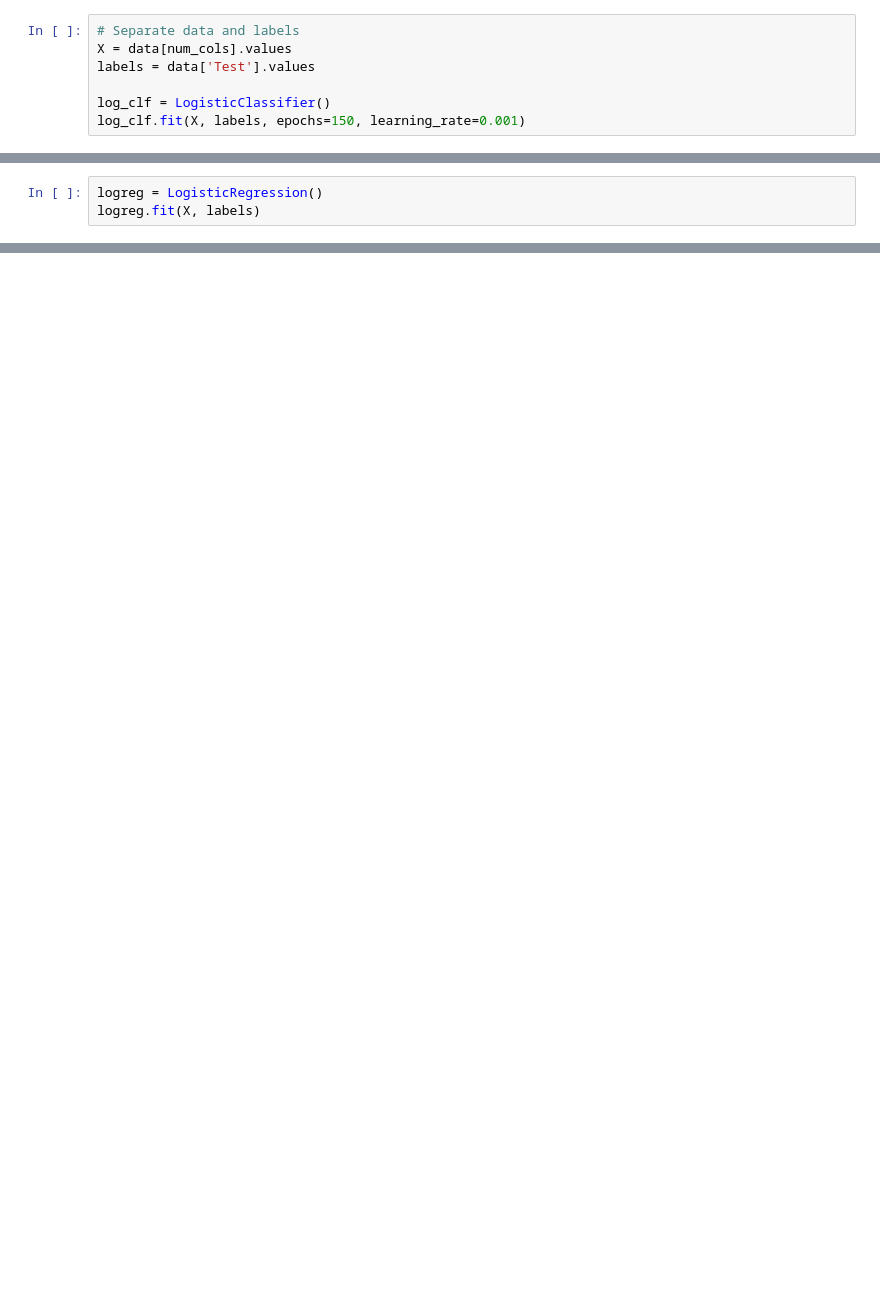
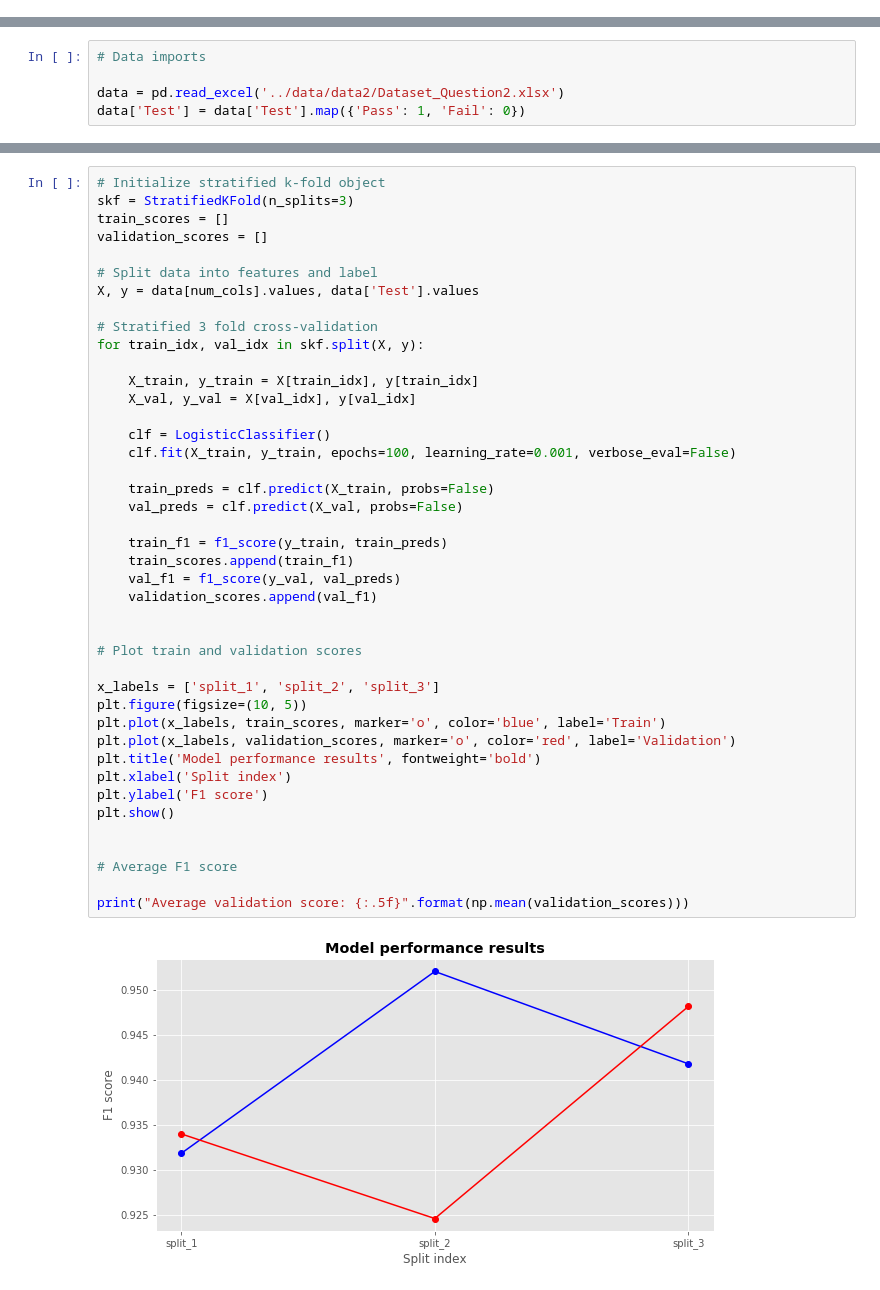
Before and after one commit to NishantPrabhu/CH5019-Project-Summer-2020, a Jupyter notebook: Question 2/Question 2.ipynb, the cells around one changed output, grey strips where cells are left out. Drawn from its saved outputs; the diff is of its cells as text; blank space fills up the shorter version.

```diff
--- a/Question 2/Q2_scratch.ipynb
+++ b/Question 2/Question 2.ipynb
@@ -131,7 +0,0 @@ class LogisticClassifier():
-# %%
-# Separate data and labels
-X = data[num_cols].values
-labels = data['Test'].values
-
-log_clf = LogisticClassifier()
-log_clf.fit(X, labels, epochs=150, learning_rate=0.001)
@@ -166,3 +0,0 @@ Our model's doing quite well!
-# %%
-logreg = LogisticRegression()
-logreg.fit(X, labels)
@@ -179,0 +24,5 @@ accuracy_score(labels, preds)
+# %%
+# Data imports
+
+data = pd.read_excel('../data/data2/Dataset_Question2.xlsx')
+data['Test'] = data['Test'].map({'Pass': 1, 'Fail': 0})
@@ -179,0 +206,44 @@ accuracy_score(labels, preds)
+# %%
+# Initialize stratified k-fold object
+skf = StratifiedKFold(n_splits=3)
+train_scores = []
+validation_scores = []
+
+# Split data into features and label
+X, y = data[num_cols].values, data['Test'].values
+
+# Stratified 3 fold cross-validation
+for train_idx, val_idx in skf.split(X, y):
+
+    X_train, y_train = X[train_idx], y[train_idx]
+    X_val, y_val = X[val_idx], y[val_idx]
+
+    clf = LogisticClassifier()
+    clf.fit(X_train, y_train, epochs=100, learning_rate=0.001, verbose_eval=False)
+
+    train_preds = clf.predict(X_train, probs=False)
+    val_preds = clf.predict(X_val, probs=False)
+
+    train_f1 = f1_score(y_train, train_preds)
+    train_scores.append(train_f1)
+    val_f1 = f1_score(y_val, val_preds)
+    validation_scores.append(val_f1)
+
+
+# Plot train and validation scores
+
+x_labels = ['split_1', 'split_2', 'split_3']
+plt.figure(figsize=(10, 5))
+plt.plot(x_labels, train_scores, marker='o', color='blue', label='Train')
+plt.plot(x_labels, validation_scores, marker='o', color='red', label='Validation')
+plt.title('Model performance results', fontweight='bold')
+plt.xlabel('Split index')
+plt.ylabel('F1 score')
+plt.show()
+
+
+# Average F1 score
+
+print("Average validation score: {:.5f}".format(np.mean(validation_scores)))
+# %% [output]
+[figure, added]
```
Also changed, not shown: parts of 35 cells of this notebook, 2 other files.
